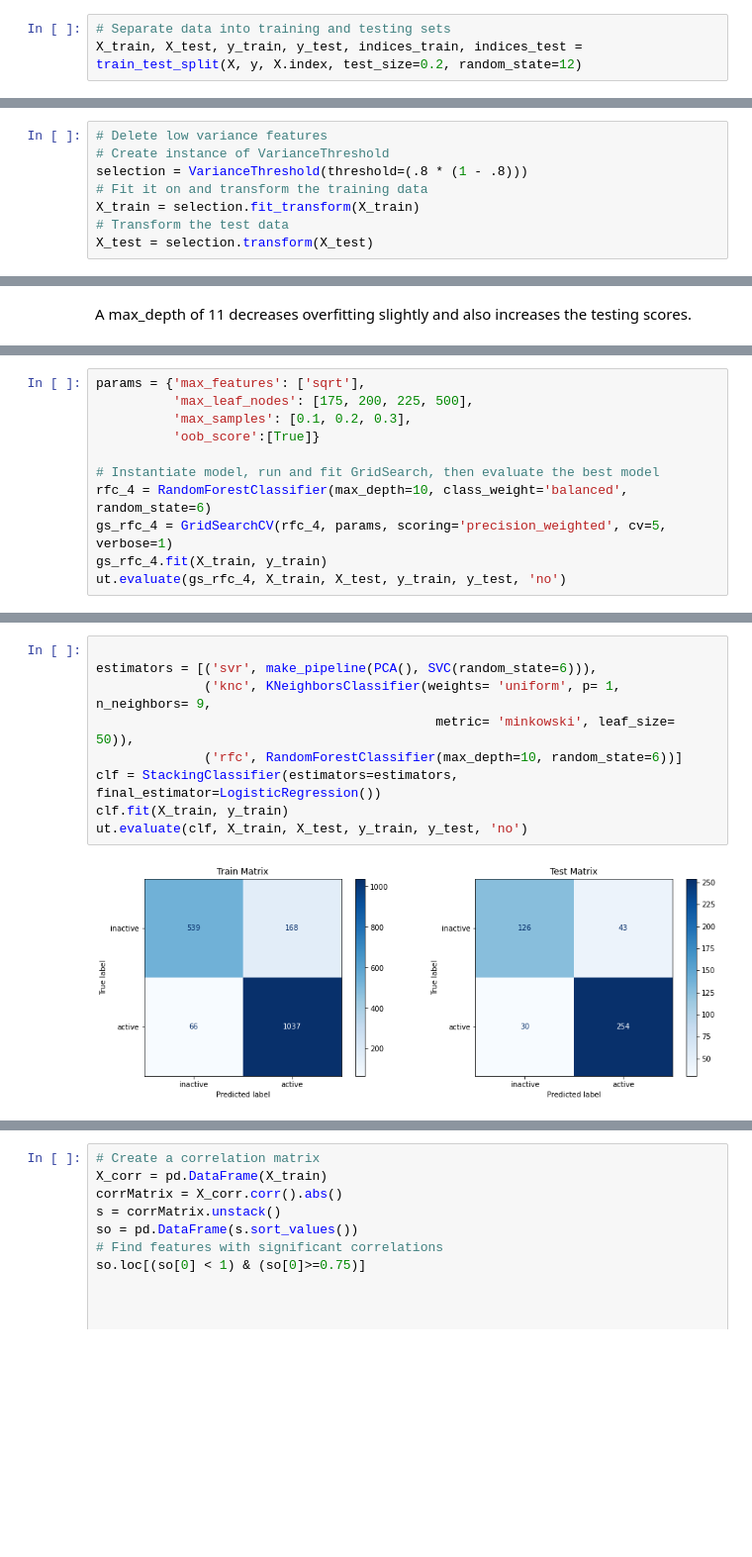
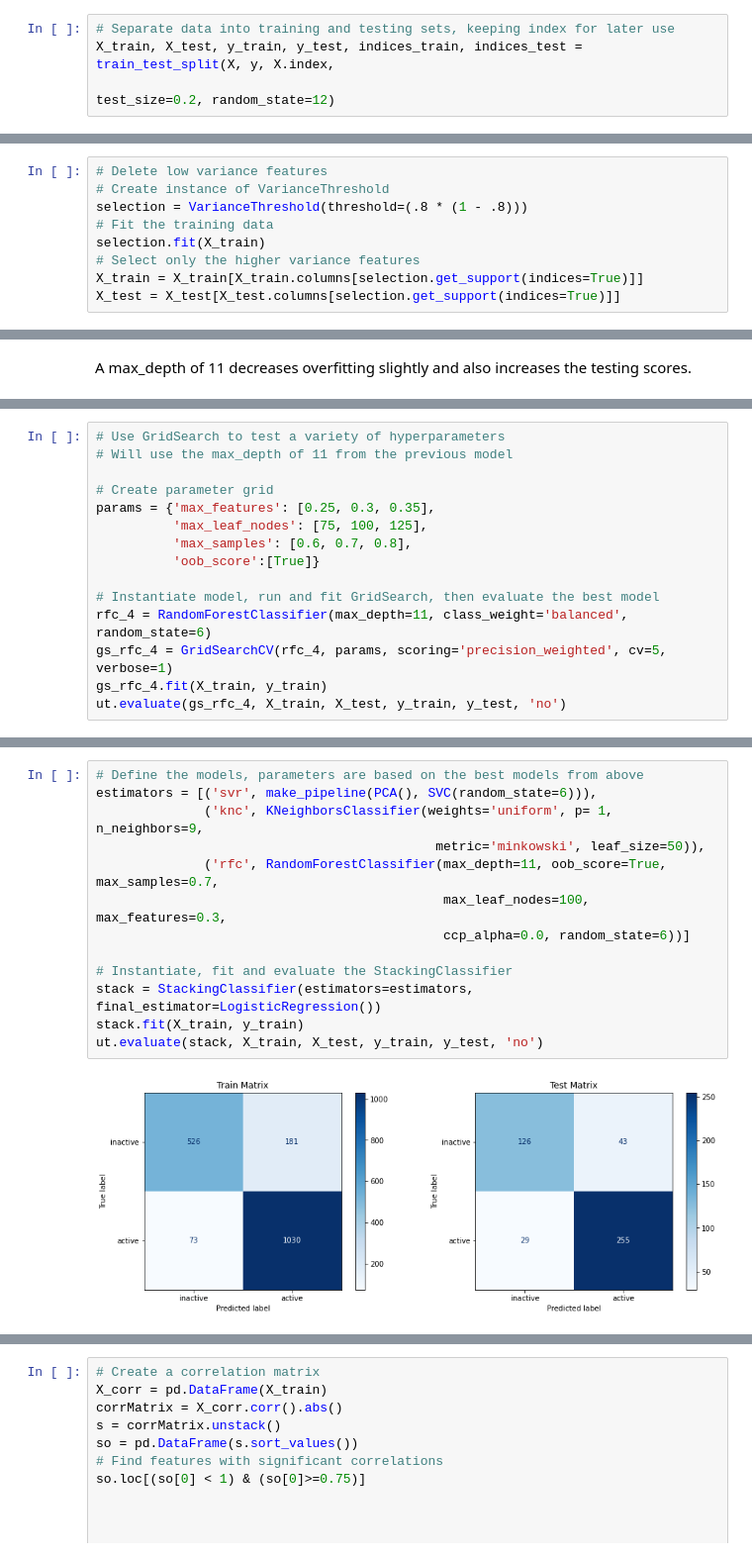
Before and after one commit to clreiner/MMP9DrugDiscovery, a Jupyter notebook: Drug_discovery.ipynb, the cells around one changed output, grey strips where cells are left out. Shown at 99% size. Cells and saved outputs as stored; diff of their text form; blank space fills up the shorter version.

```diff
--- a/Drug_discovery.ipynb
+++ b/Drug_discovery.ipynb
@@ -619,8 +636,9 @@ y
 2262    0
 Name: target, Length: 2263, dtype: int64
 # %%
-# Separate data into training and testing sets
-X_train, X_test, y_train, y_test, indices_train, indices_test = train_test_split(X, y, X.index, test_size=0.2, random_state=12)
+# Separate data into training and testing sets, keeping index for later use
+X_train, X_test, y_train, y_test, indices_train, indices_test = train_test_split(X, y, X.index,
+                                                                                 test_size=0.2, random_state=12)
 # %%
 # Check number of features in dataset before deleting low variance features
 X_train.shape
@@ -630,10 +648,11 @@ X_train.shape
 # Delete low variance features
 # Create instance of VarianceThreshold
 selection = VarianceThreshold(threshold=(.8 * (1 - .8)))
-# Fit it on and transform the training data
-X_train = selection.fit_transform(X_train)
-# Transform the test data
-X_test = selection.transform(X_test)
+# Fit the training data
+selection.fit(X_train)
+# Select only the higher variance features
+X_train = X_train[X_train.columns[selection.get_support(indices=True)]]
+X_test = X_test[X_test.columns[selection.get_support(indices=True)]]
 # %%
 # Check how many features remain
 X_train.shape
@@ -1145,11 +1171,15 @@ rs_rfc_3.best_params_
 # %%
-params = {'max_features': ['sqrt'],
-          'max_leaf_nodes': [175, 200, 225, 500],
-          'max_samples': [0.1, 0.2, 0.3],
+# Use GridSearch to test a variety of hyperparameters
+# Will use the max_depth of 11 from the previous model
+
+# Create parameter grid
+params = {'max_features': [0.25, 0.3, 0.35],
+          'max_leaf_nodes': [75, 100, 125],
+          'max_samples': [0.6, 0.7, 0.8],
           'oob_score':[True]}
 
 # Instantiate model, run and fit GridSearch, then evaluate the best model
-rfc_4 = RandomForestClassifier(max_depth=10, class_weight='balanced', random_state=6)
+rfc_4 = RandomForestClassifier(max_depth=11, class_weight='balanced', random_state=6)
 gs_rfc_4 = GridSearchCV(rfc_4, params, scoring='precision_weighted', cv=5, verbose=1)
 gs_rfc_4.fit(X_train, y_train)
 ut.evaluate(gs_rfc_4, X_train, X_test, y_train, y_test, 'no')
@@ -1192,12 +1229,16 @@ gs_rfc_4.best_params_
 # %%
+# Define the models, parameters are based on the best models from above
+estimators = [('svr', make_pipeline(PCA(), SVC(random_state=6))),
+              ('knc', KNeighborsClassifier(weights='uniform', p= 1, n_neighbors=9,
+                                            metric='minkowski', leaf_size=50)),
+              ('rfc', RandomForestClassifier(max_depth=11, oob_score=True, max_samples=0.7,
+                                             max_leaf_nodes=100, max_features=0.3,
+                                             ccp_alpha=0.0, random_state=6))]
 
-estimators = [('svr', make_pipeline(PCA(), SVC(random_state=6))),
-              ('knc', KNeighborsClassifier(weights= 'uniform', p= 1, n_neighbors= 9,
-                                            metric= 'minkowski', leaf_size= 50)),
-              ('rfc', RandomForestClassifier(max_depth=10, random_state=6))]
-clf = StackingClassifier(estimators=estimators, final_estimator=LogisticRegression())
-clf.fit(X_train, y_train)
-ut.evaluate(clf, X_train, X_test, y_train, y_test, 'no')
+# Instantiate, fit and evaluate the StackingClassifier
+stack = StackingClassifier(estimators=estimators, final_estimator=LogisticRegression())
+stack.fit(X_train, y_train)
+ut.evaluate(stack, X_train, X_test, y_train, y_test, 'no')
 # %% [output]
-[figure, old version]
+[figure, new version]
 Train scores:
```
Also changed, not shown: parts of 69 cells of this notebook.
